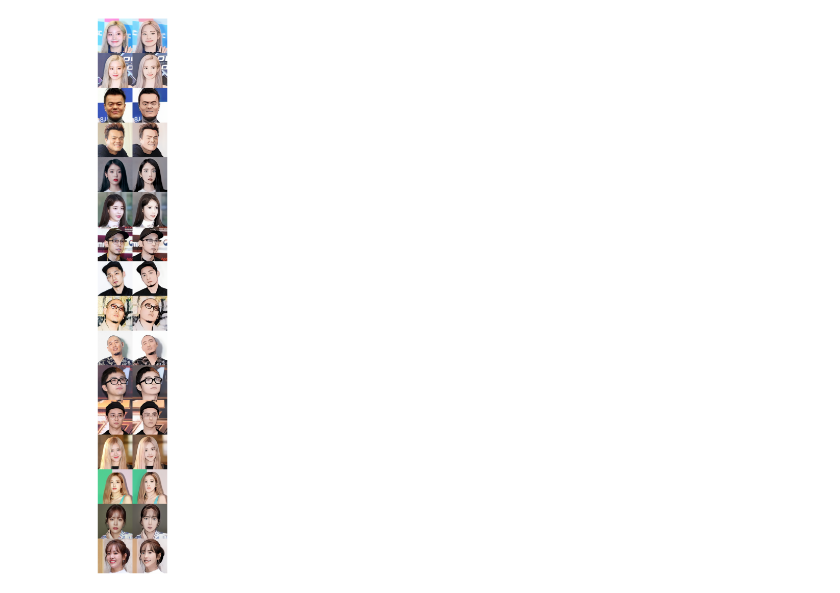
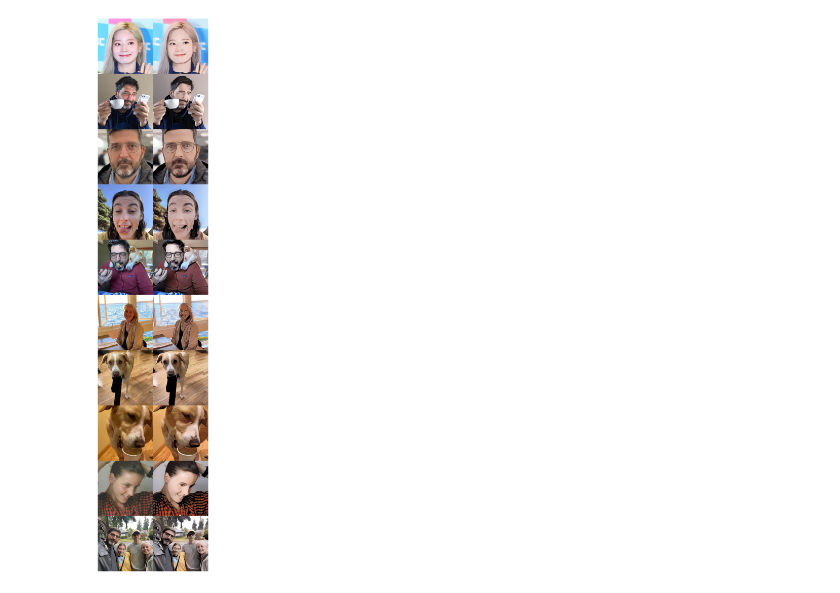
Before and after one commit to JacopoMangiavacchi/animegan2-coreml, a Jupyter notebook: convert_coreml.ipynb, the cells around one changed output. Drawn from its saved outputs; the diff is of its cells as text; code cells hidden in the pictures.

```diff
--- a/convert_coreml.ipynb
+++ b/convert_coreml.ipynb
@@ -53,24 +54,23 @@ def imshow(img, size=5, cmap='jet'):
 # %%
 device = 'cpu'
 torch.set_grad_enabled(False)
-image_size = 300 # Can be tuned, works best when the face width is between 200~250 px
+image_size = 512 # Can be tuned, works best when the face width is between 200~250 px
 
 model = Generator().eval().to(device)
 # %%
 ckpt = torch.load(f"weights/celeba_distill.pt", map_location=device)
 # ckpt = torch.load(f"weights/face_paint_512_v2.pt", map_location=device)
 # ckpt = torch.load(f"weights/paprika.pt", map_location=device)
 model.load_state_dict(ckpt)
 
 results = []
-for j in range(1,17):
-    image = load_image(f"samples/faces/{j}.jpg", image_size)
+for j in range(1,11):
+    image = load_image(f"faces/{j}.jpg", image_size)
     output = model(image.to(device))
 
     results.append(torch.cat([image, output.cpu()], 3))
 results = torch.cat(results, 2)
 
 imshow(tensor2image(results),40)
-# cv2.imwrite('./samples/face_results.jpg', cv2.cvtColor(255*tensor2image(results), cv2.COLOR_BGR2RGB))
 # %% [output]
-[figure, old version]
+[figure, new version]
```
Also changed, not shown: parts of 5 cells of this notebook.
